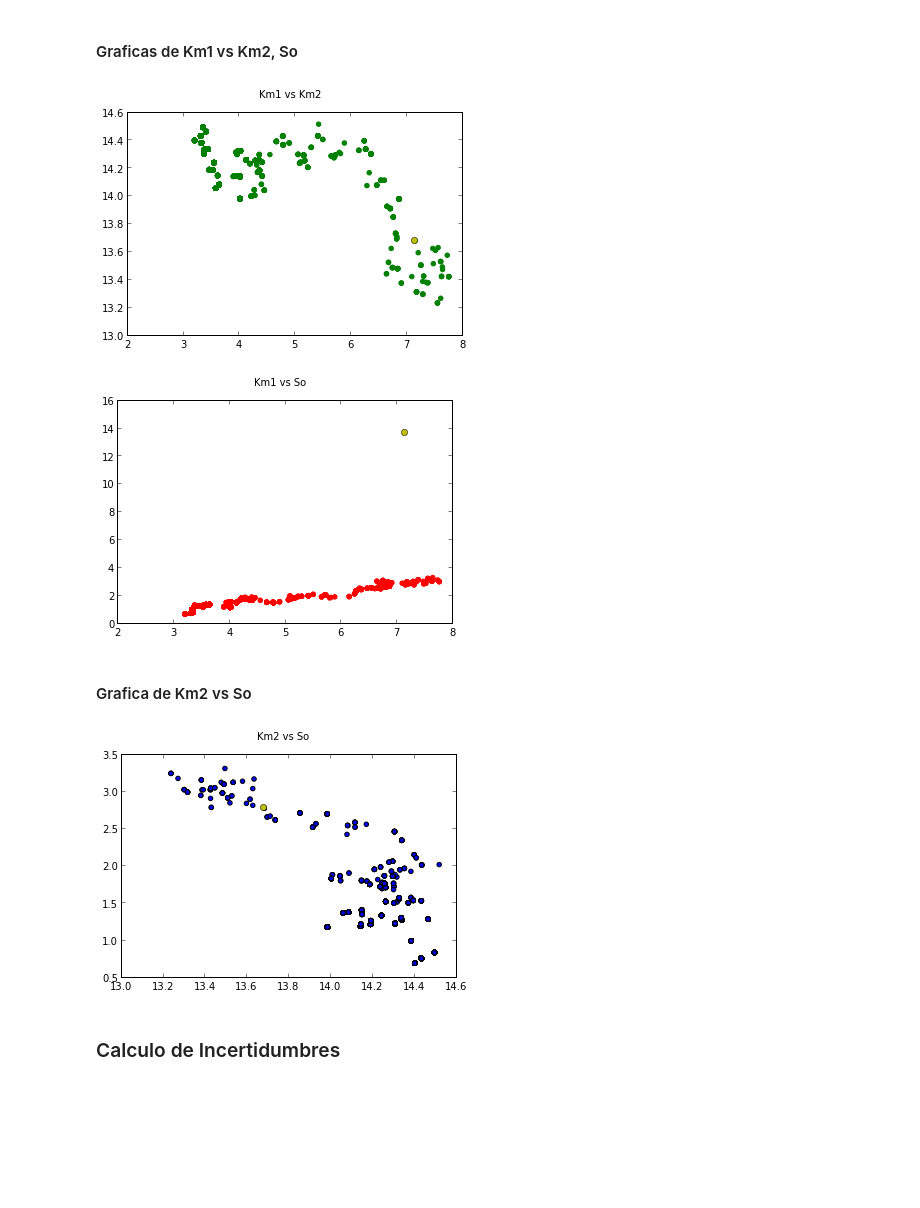
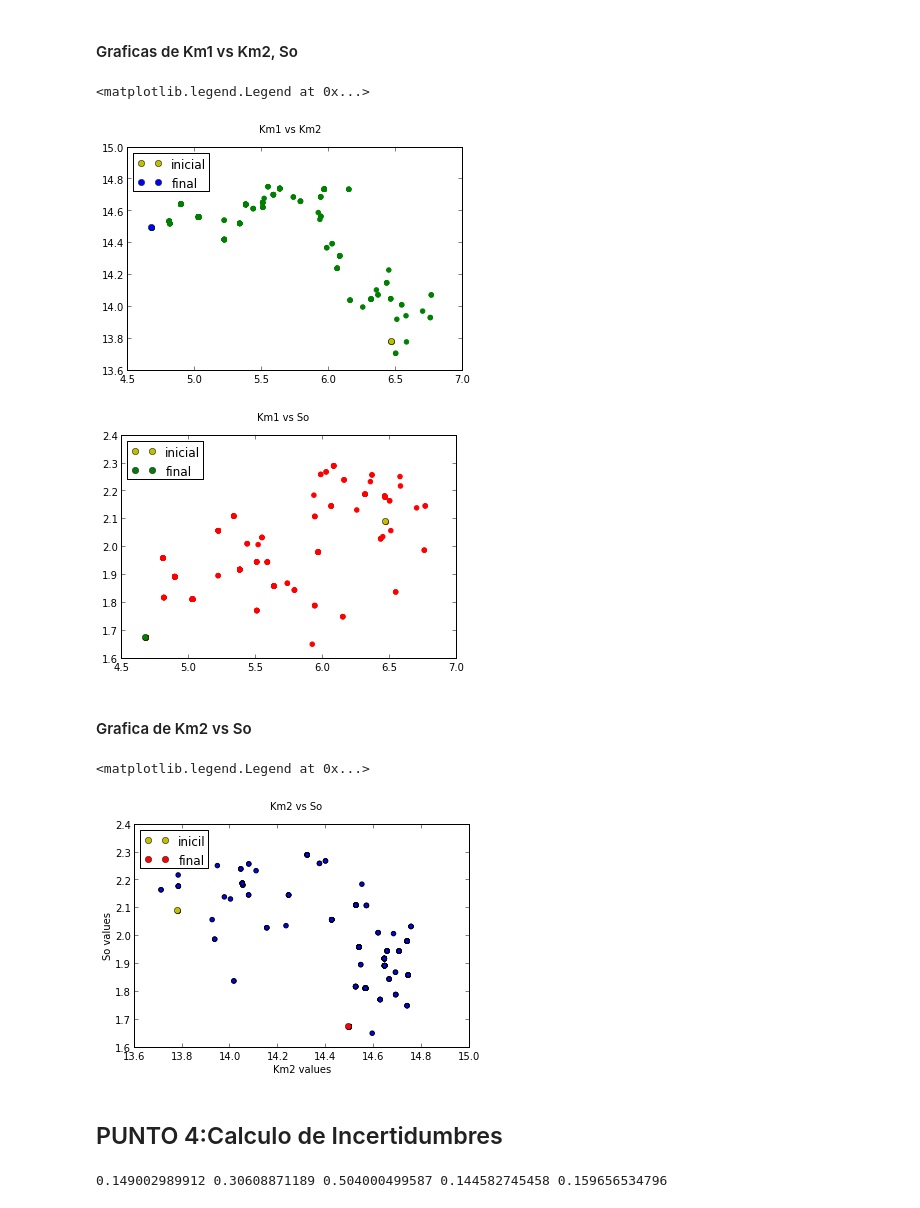
Before and after one commit to nana0220/Tarea_8, a Jupyter notebook: Tarea8.ipynb, the cells around one changed output. Drawn from its saved outputs; the diff is of its cells as text; code cells hidden in the pictures; blank space fills up the shorter version.

```diff
--- a/Tarea8.ipynb
+++ b/Tarea8.ipynb
@@ -113,7 +114,7 @@ def filtrar(p_init,time_obs,t,n1):
     return p_init_fil
 # %%
 #Algorithm
-n_iteraciones=5000
+n_iteraciones=800
 n_points=((30-5)*100)+1
 t=linspace(5,30,n_points)
 CHI=empty(0)
@@ -279,26 +293,48 @@ plt.legend(loc=2)
 plt.figure('1')
 plt.suptitle('Km1 vs Km2')
 plt.scatter(Km1_walk,Km2_walk, color='green')
-plt.plot(Km1_walk[0],Km2_walk[0],"yo")
+plt.plot(Km1_walk[0],Km2_walk[0],"yo", label='inicial')
+plt.plot(Km1_walk[n_iteraciones],Km2_walk[n_iteraciones],"bo",label='final')
+plt.xlabel('Km1 values')
+plt.ylabel('Km2 values')
 plt.legend(loc=2)
 
 plt.figure('2')
 plt.suptitle('Km1 vs So')
 plt.scatter(Km1_walk,So_walk, color='red')
-plt.plot(Km1_walk[0],Km2_walk[0],"yo")
+plt.plot(Km1_walk[0],So_walk[0],"yo", label='inicial')
+plt.plot(Km1_walk[n_iteraciones],So_walk[n_iteraciones],"go", label='final')
+plt.xlabel('Km1 values')
+plt.ylabel('So values')
 plt.legend(loc=2)
 # %% [output]
+<matplotlib.legend.Legend at 0x...>
-[figure, old version]
+[figure, new version]
-[figure, old version]
+[figure, new version]
 # %% [markdown]
 #### Grafica de Km2 vs So
 # %%
 plt.figure('1')
 plt.suptitle('Km2 vs So')
 plt.scatter(Km2_walk,So_walk)
-plt.plot(Km2_walk[0],So_walk[0],"yo")
+plt.plot(Km2_walk[0],So_walk[0],"yo",label='inicil')
+plt.plot(Km2_walk[n_iteraciones],So_walk[n_iteraciones],"ro",label='final')
+plt.xlabel('Km2 values')
+plt.ylabel('So values')
 plt.legend(loc=2)
 # %% [output]
+<matplotlib.legend.Legend at 0x...>
-[figure, old version]
+[figure, new version]
 # %% [markdown]
-### Calculo de Incertidumbres
+## PUNTO 4:Calculo de Incertidumbres
+# %%
+#La desviacion estandar tambien se puede tomar como una medida de incertidumbre----funcion:np.std()
+IncerAlfa=np.std(alfa_walk)
+IncerBeta=np.std(beta_walk)
+IncerKm1=np.std(Km1_walk)
+IncerKm2=np.std(Km2_walk)
+IncerSo=np.std(So_walk)
+
+print IncerAlfa, IncerBeta, IncerKm1, IncerKm2, IncerSo
+# %% [output]
+0.149002989912 0.30608871189 0.504000499587 0.144582745458 0.159656534796
```
Also changed, not shown: parts of 9 cells of this notebook.
